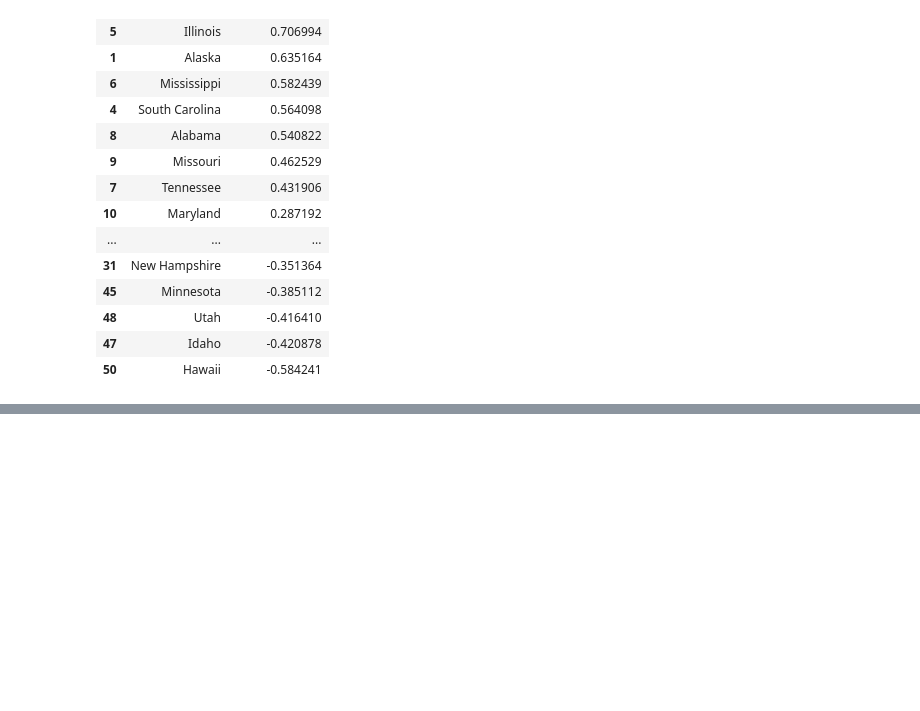
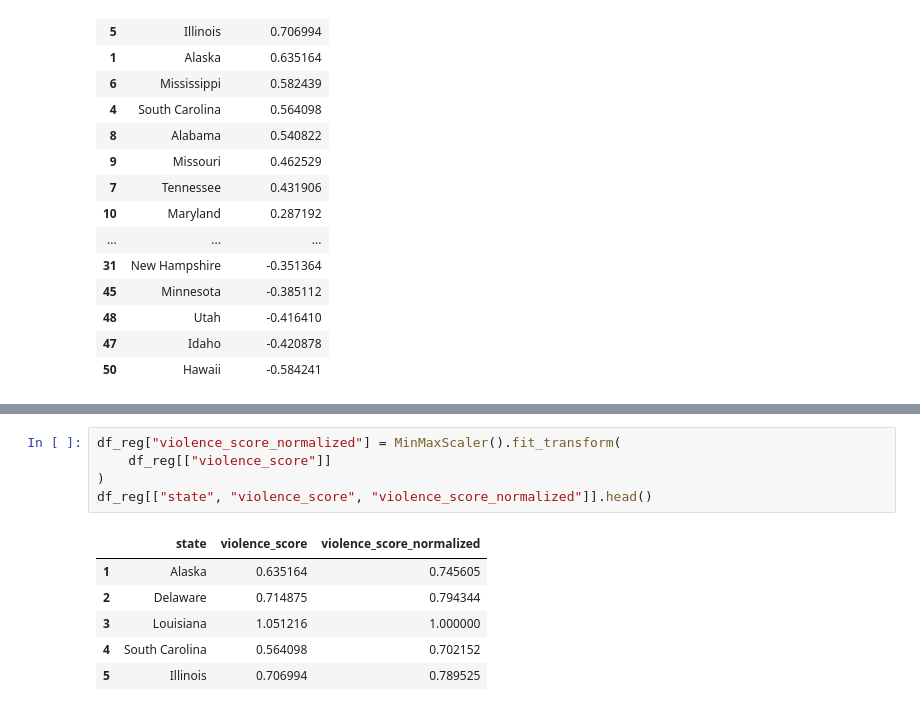
Before and after one commit to Neukz/gun-violence-analysis, a Jupyter notebook: notebooks/state_analysis.ipynb, the cells around one changed output, grey strips where cells are left out. Drawn from its saved outputs; the diff is of its cells as text; blank space fills up the shorter version.

```diff
--- a/notebooks/state_analysis.ipynb
+++ b/notebooks/state_analysis.ipynb
@@ -438,0 +520,12 @@ df_reg[["state", "violence_score"]].sort_values(by="violence_score", ascending=F
+# %%
+df_reg["violence_score_normalized"] = MinMaxScaler().fit_transform(
+    df_reg[["violence_score"]]
+)
+df_reg[["state", "violence_score", "violence_score_normalized"]].head()
+# %% [output]
+|  | state | violence_score | violence_score_normalized |
+| 1 | Alaska | 0.635164 | 0.745605 |
+| 2 | Delaware | 0.714875 | 0.794344 |
+| 3 | Louisiana | 1.051216 | 1.000000 |
+| 4 | South Carolina | 0.564098 | 0.702152 |
+| 5 | Illinois | 0.706994 | 0.789525 |
```
Also changed, not shown: parts of 25 cells of this notebook.
